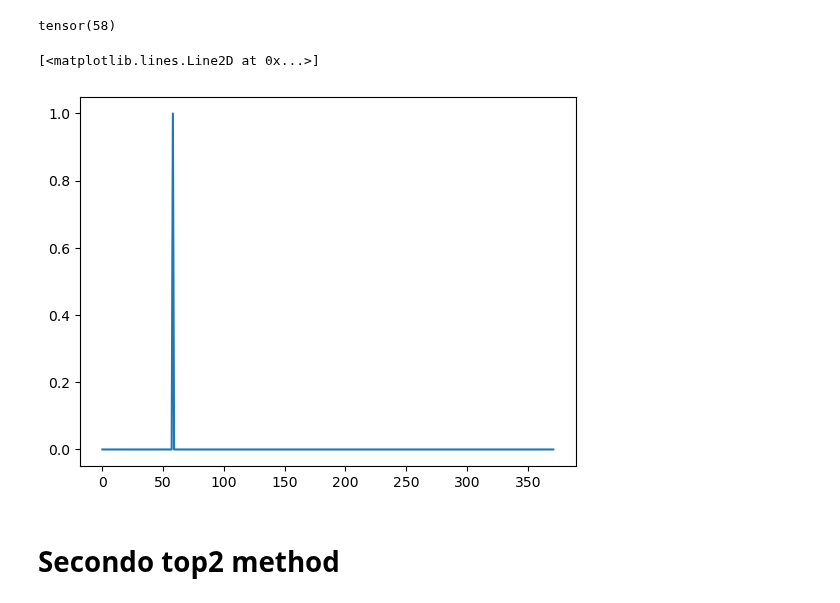
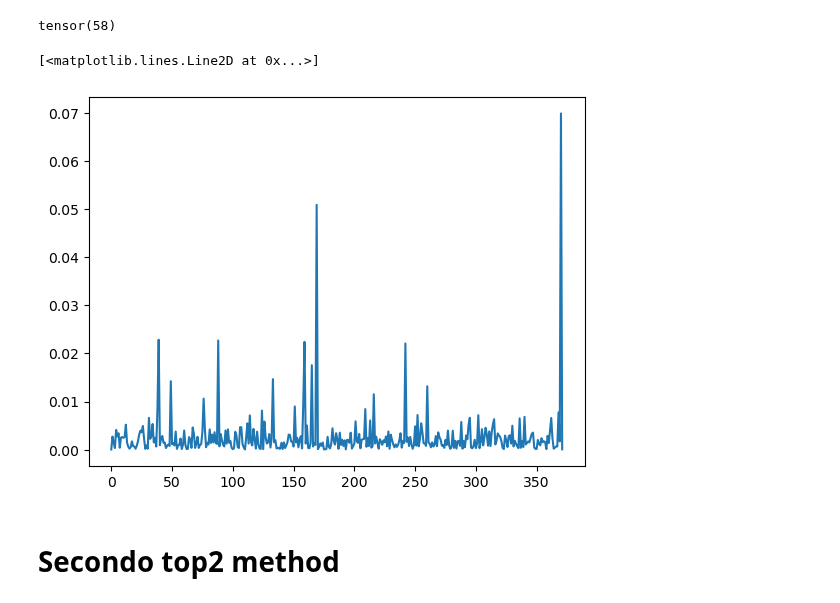
Before and after one commit to matteodegobbi/InsectClassification, a Jupyter notebook: alternative_output_selection_newdataset.ipynb, the cells around one changed output. Cells and saved outputs as stored; diff of their text form; code cells hidden in the pictures.

```diff
--- a/alternative_output_selection_newdataset.ipynb
+++ b/alternative_output_selection_newdataset.ipynb
@@ -71,3 +67,5 @@ n_classes = 1050
+# %%
+first_layer_size = 5298 if not using_matlab_dataset else first_layer_size
 # %%
 '''class InsectNet(torch.nn.Module):
     def __init__(self):
@@ -95,17 +93,17 @@ class InsectNet(torch.nn.Module):
     def __init__(self):
         super(InsectNet, self).__init__()
         self.dout = nn.Dropout(p=0.8)
-        self.linear1 = nn.Linear(5298,372)
+        self.linear1 = nn.Linear(first_layer_size,372)
         self.act1 = nn.LeakyReLU()
         self.linear2 = nn.Linear(372,n_classes)
-        self.act2 = nn.Softmax()
-    def forward(self, x):
+        self.act2 = nn.LogSoftmax()
+    def forward(self, x, temperature = 1):
         x = self.dout(x)
         x = self.linear1(x)
-        x_genus = torch.nn.functional.softmax(x)
+        x_genus = torch.nn.functional.log_softmax(x/temperature)
         x = self.act1(x)
         x = self.linear2(x)
-        x = self.act2(x)
+        x = self.act2(x/temperature)
         return x,x_genus
 
 '''class InsectNet(torch.nn.Module):
@@ -171,6 +160,7 @@ if is_train_val:
     complete_val_features = complete_test_features
     image_train_labels = torch.cat((image_train_labels,image_val_labels),dim=0)
     image_val_labels = image_test_labels
+    described_species_labels = described_species_trainval
 
 scaler = StandardScaler()
 
@@ -318,7 +308,9 @@ Epoch [12/200], train_loss: -1.3255,  train_score: 0.3878,val_loss: -0.1597,  va
 # %%
 with torch.no_grad():
     model.eval()
-    val_predicted_probs,val_predicted_probs_genus = model(d_val.data.cuda())
+    val_predicted_probs,val_predicted_probs_genus = (model(d_val.data.cuda(),temperature=3))
+    val_predicted_probs = torch.exp(val_predicted_probs)
+    val_predicted_probs_genus = torch.exp(val_predicted_probs_genus)
 val_predicted_probs = val_predicted_probs.cpu()
 val_predicted_probs_genus = val_predicted_probs_genus.cpu()
 # %%
@@ -346,10 +334,10 @@ val_predicted_labels_genus[1000]
 # %% [output]
 tensor(58)
 # %%
-plt.plot(val_predicted_probs_genus[1000].cpu())
+plt.plot(val_predicted_probs_genus[-1].cpu())
 # %% [output]
 [<matplotlib.lines.Line2D at 0x...>]
-[figure, old version]
+[figure, new version]
 # %% [markdown]
 # Secondo top2 method
 # %%
```
Also changed, not shown: parts of 19 cells of this notebook, 4 other files.
